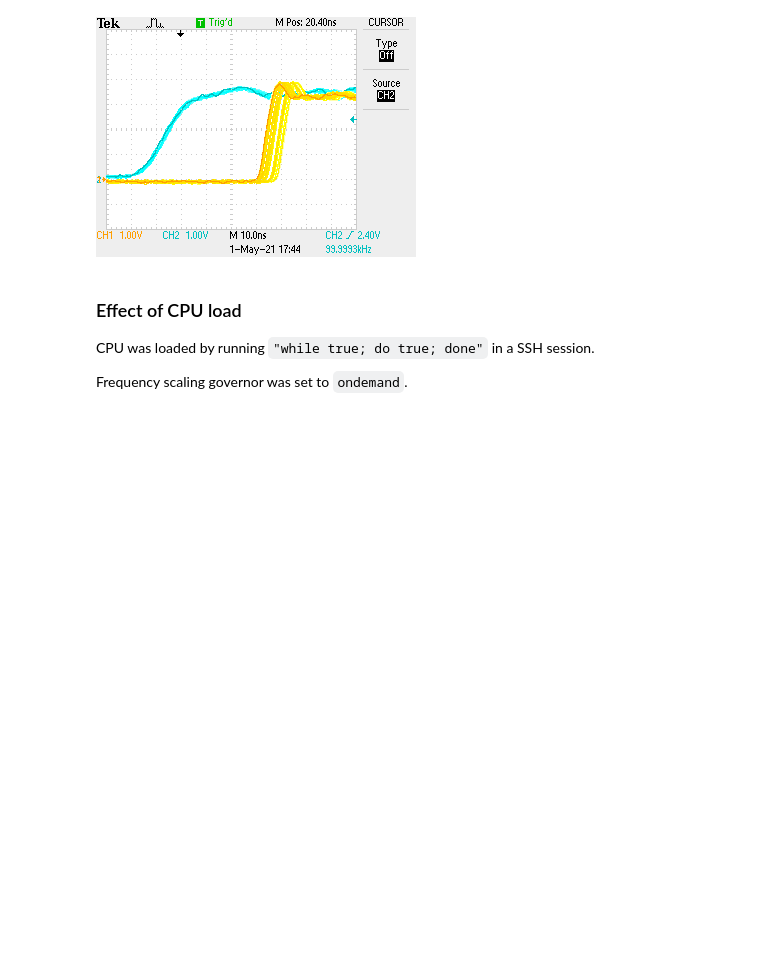
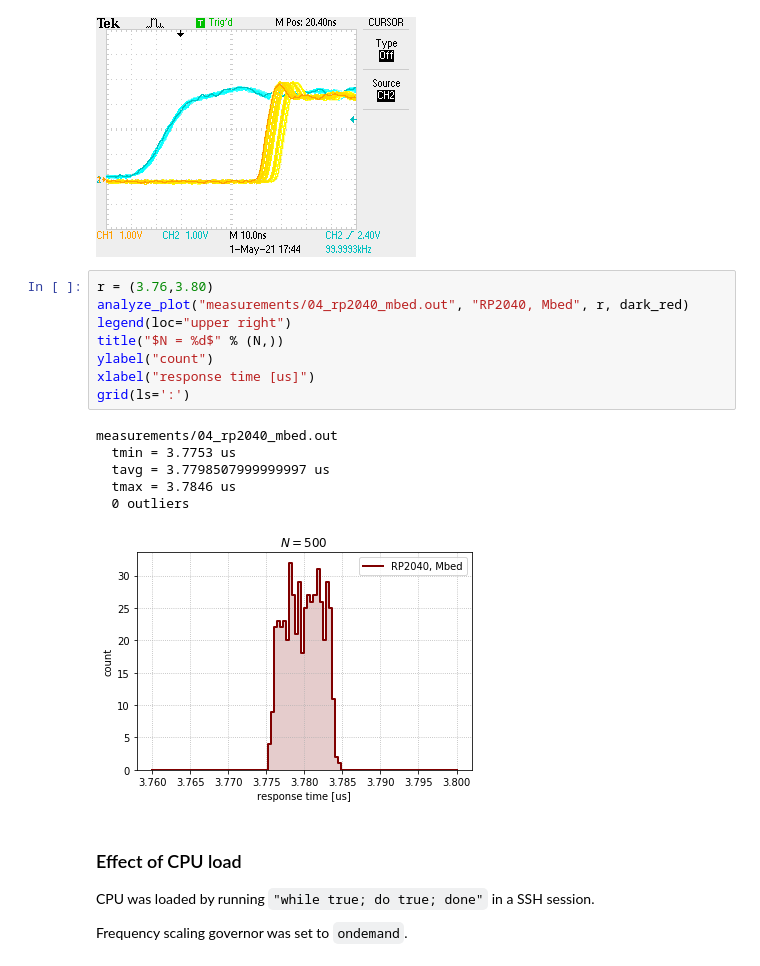
Before and after one commit to avian2/interrupt-response-times, a Jupyter notebook: Interrupt response times.ipynb, the cells around one changed output. Cells and saved outputs as stored; diff of their text form; blank space fills up the shorter version.

```diff
--- a/Interrupt response times.ipynb
+++ b/Interrupt response times.ipynb
@@ -186,6 +186,21 @@ The measurement for the response time of the RP2040 PIO implementation isn't acc
 Image(filename='figures/F0018TEK.png')
 # %% [output]
 [figure]
+# %%
+r = (3.76,3.80)
+analyze_plot("measurements/04_rp2040_mbed.out", "RP2040, Mbed", r, dark_red)
+legend(loc="upper right")
+title("$N = %d$" % (N,))
+ylabel("count")
+xlabel("response time [us]")
+grid(ls=':')
+# %% [output]
+measurements/04_rp2040_mbed.out
+  tmin = 3.7753 us
+  tavg = 3.7798507999999997 us
+  tmax = 3.7846 us
+  0 outliers
+[figure, added]
 # %% [markdown]
 ### Effect of CPU load
 
```
Also changed, not shown: parts of 10 cells of this notebook, 2 other files.
